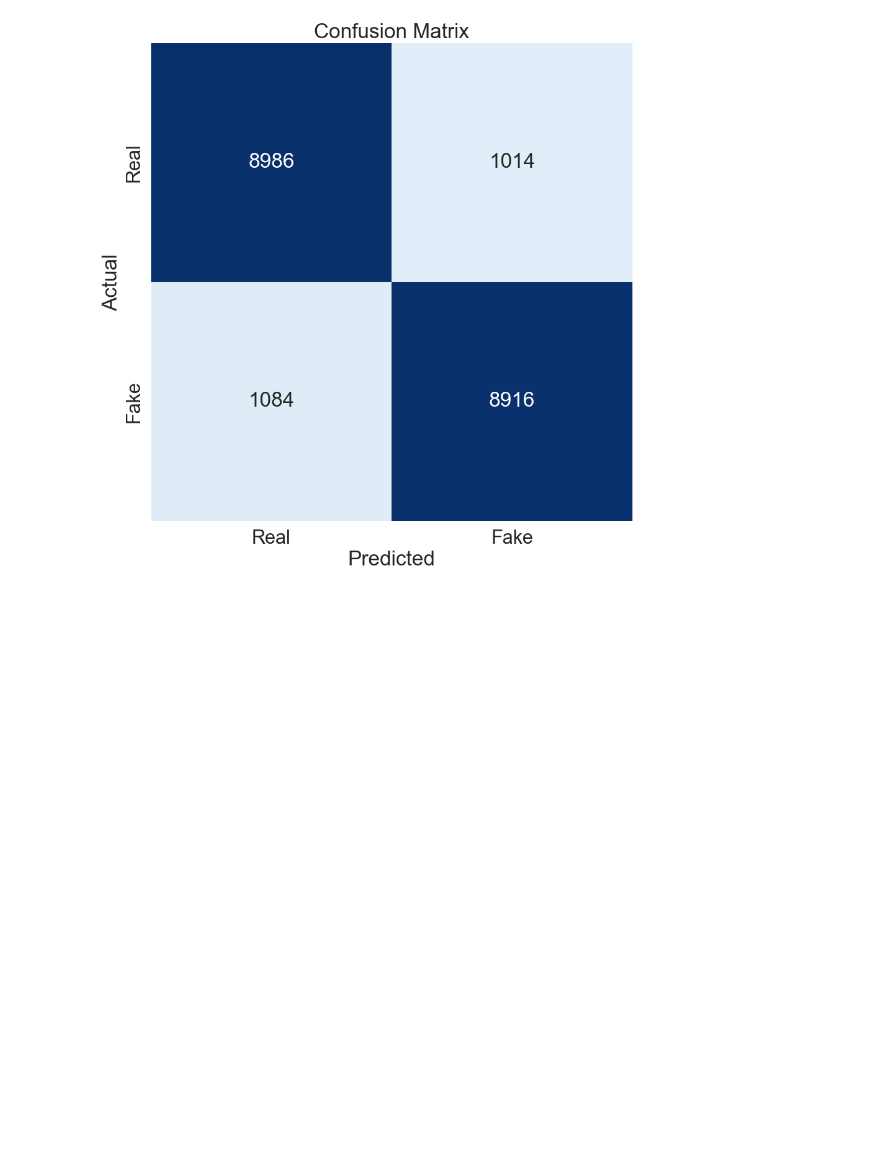
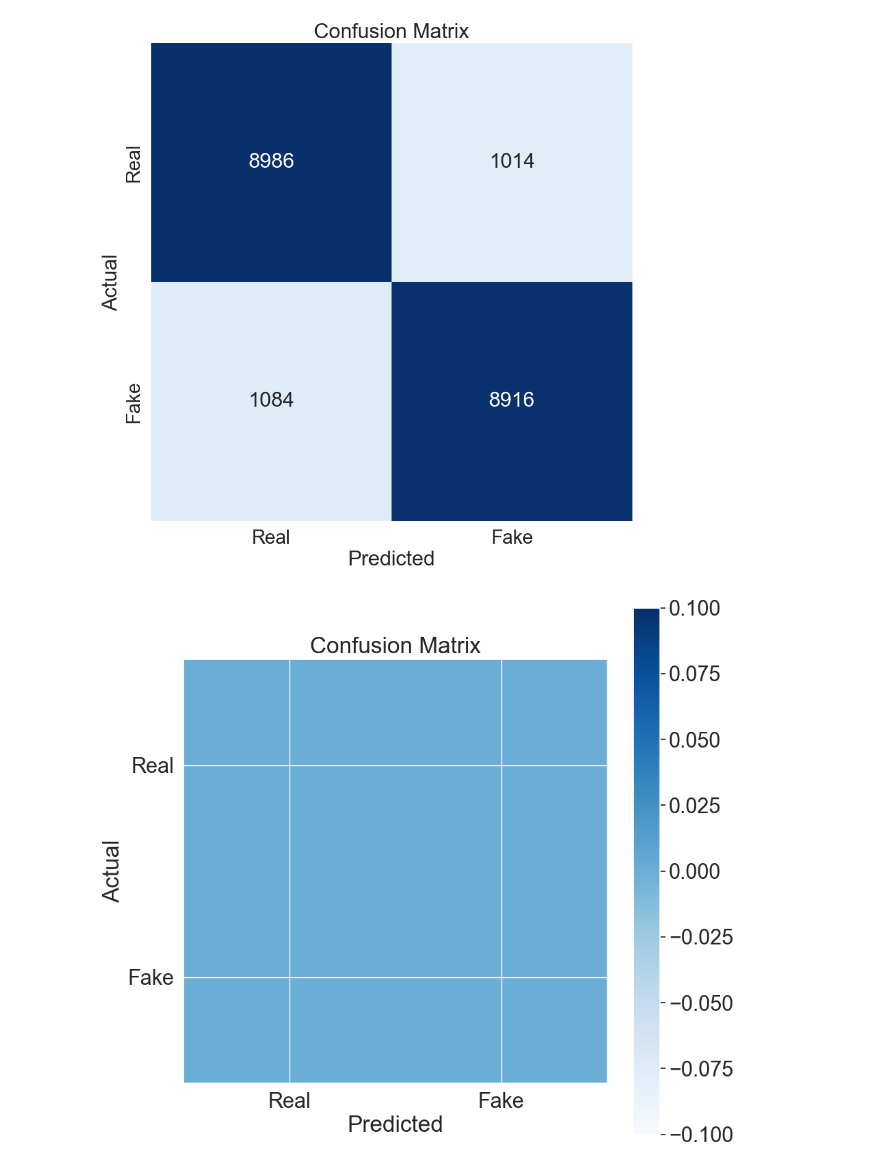
Before and after one commit to 3instein/real-fake-classification, a Jupyter notebook: model_training.ipynb, the cells around one changed output. Cells and saved outputs as stored; diff of their text form; code cells hidden in the pictures; blank space fills up the shorter version.

```diff
--- a/model_training.ipynb
+++ b/model_training.ipynb
@@ -591,3 +591,17 @@ Custom mask layers require a config and must override get_config. When loading,
 plot_cm(model, test_ds)
 # %% [output]
 [figure]
+# %%
+cm = np.zeros((2, 2))
+
+plt.figure(figsize=(10, 10))
+plt.imshow(cm, cmap='Blues')
+plt.colorbar()
+plt.xticks([0, 1], ['Real', 'Fake'])
+plt.yticks([0, 1], ['Real', 'Fake'])
+plt.xlabel("Predicted")
+plt.ylabel("Actual")
+plt.title("Confusion Matrix")
+plt.show()
+# %% [output]
+[figure, added]
```
Also changed, not shown: parts of 1 cell of this notebook.
